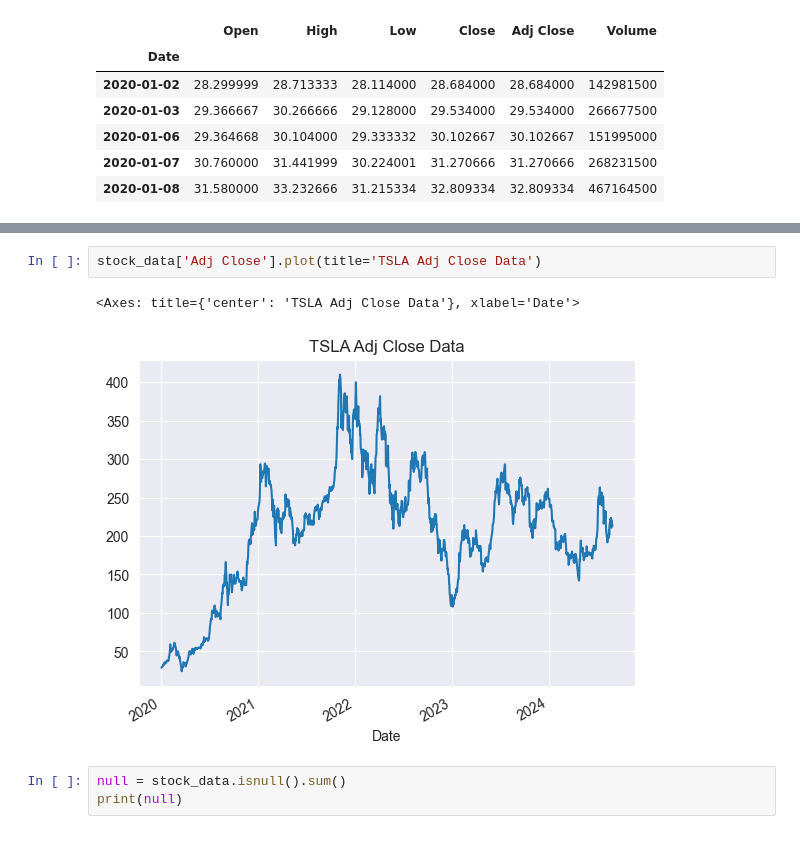
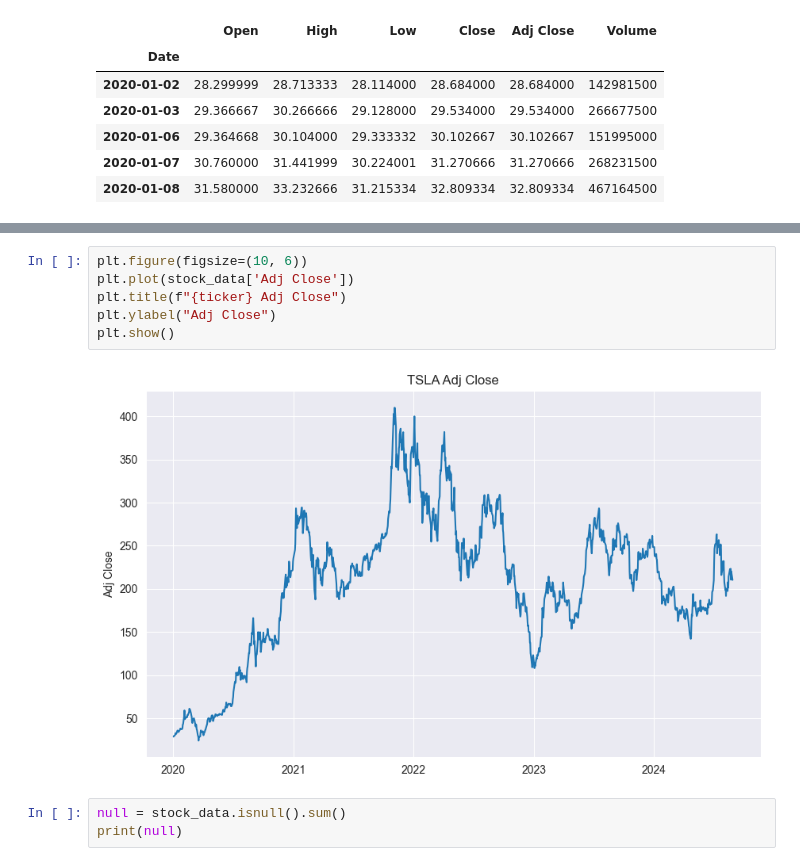
Before and after one commit to blotetheodorus/financial-data-analysis, a Jupyter notebook: financial_data_analysis.ipynb, the cells around one changed output, grey strips where cells are left out. Cells and saved outputs as stored; diff of their text form.

Commit message:
Calculate and visualise financial metrics

```diff
--- a/financial_data_analysis.ipynb
+++ b/financial_data_analysis.ipynb
@@ -55,9 +55,12 @@ stock_data.describe()
 | max | 411.470001 | 414.496674 | 405.666656 | 409.970001 | 409.970001 | 9.140820e+08 |
 # %%
-stock_data['Adj Close'].plot(title='TSLA Adj Close Data')
+plt.figure(figsize=(10, 6))
+plt.plot(stock_data['Adj Close'])
+plt.title(f"{ticker} Adj Close")
+plt.ylabel("Adj Close")
+plt.show()
 # %% [output]
-<Axes: title={'center': 'TSLA Adj Close Data'}, xlabel='Date'>
-[figure, old version]
+[figure, new version]
 # %%
 null = stock_data.isnull().sum()
 print(null)
```
Also changed, not shown: parts of 8 cells of this notebook.
